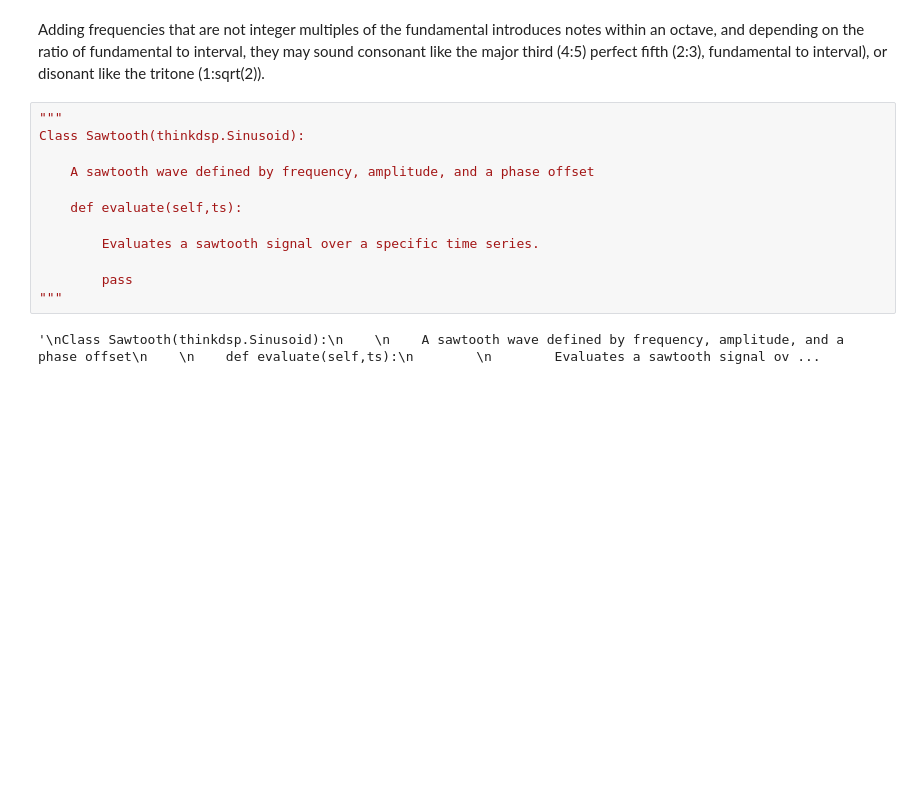
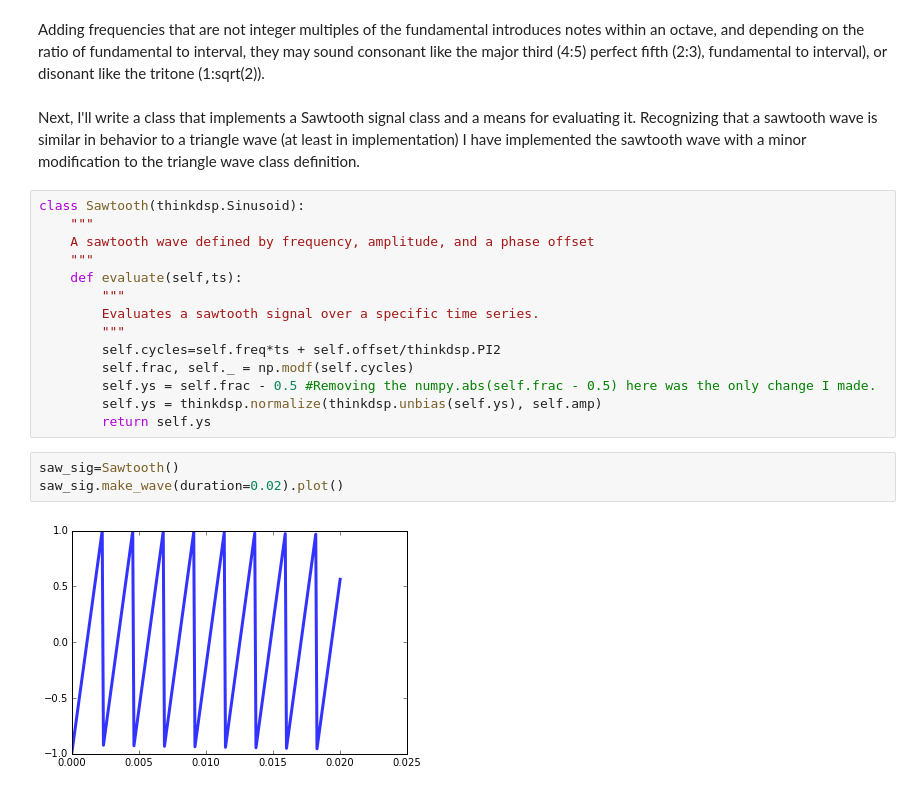
Before and after one commit to kyflores/ThinkDSP, a Jupyter notebook: problem_sets/PS01.ipynb, the cells around one changed output. Drawn from its saved outputs; the diff is of its cells as text; blank space fills up the shorter version.

```diff
--- a/problem_sets/PS01.ipynb
+++ b/problem_sets/PS01.ipynb
@@ -102,16 +102,23 @@ nice_chord.make_wave().make_audio()
 # %% [markdown]
 Adding frequencies that are not integer multiples of the fundamental introduces notes within an octave, and depending on the ratio of fundamental to interval, they may sound consonant like the major third (4:5) perfect fifth (2:3), fundamental to interval), or disonant like the tritone (1:sqrt(2)).
+# %% [markdown]
+Next, I'll write a class that implements a Sawtooth signal class and a means for evaluating it. Recognizing that a sawtooth wave is similar in behavior to a triangle wave (at least in implementation) I have implemented the sawtooth wave with a minor modification to the triangle wave class definition.
 # %%
-"""
-Class Sawtooth(thinkdsp.Sinusoid):
-
+class Sawtooth(thinkdsp.Sinusoid):
+    """
     A sawtooth wave defined by frequency, amplitude, and a phase offset
-
+    """
     def evaluate(self,ts):
-
+        """
         Evaluates a sawtooth signal over a specific time series.
-
-        pass
-"""
+        """
+        self.cycles=self.freq*ts + self.offset/thinkdsp.PI2
+        self.frac, self._ = np.modf(self.cycles)
+        self.ys = self.frac - 0.5 #Removing the numpy.abs(self.frac - 0.5) here was the only change I made.
+        self.ys = thinkdsp.normalize(thinkdsp.unbias(self.ys), self.amp)
+        return self.ys
-# %% [output]
-'\nClass Sawtooth(thinkdsp.Sinusoid):\n    \n    A sawtooth wave defined by frequency, amplitude, and a phase offset\n    \n    def evaluate(self,ts):\n        \n        Evaluates a sawtooth signal ov ...
+# %%
+saw_sig=Sawtooth()
+saw_sig.make_wave(duration=0.02).plot()
+# %% [output]
+[figure, added]
```
Also changed, not shown: parts of 21 cells of this notebook.
